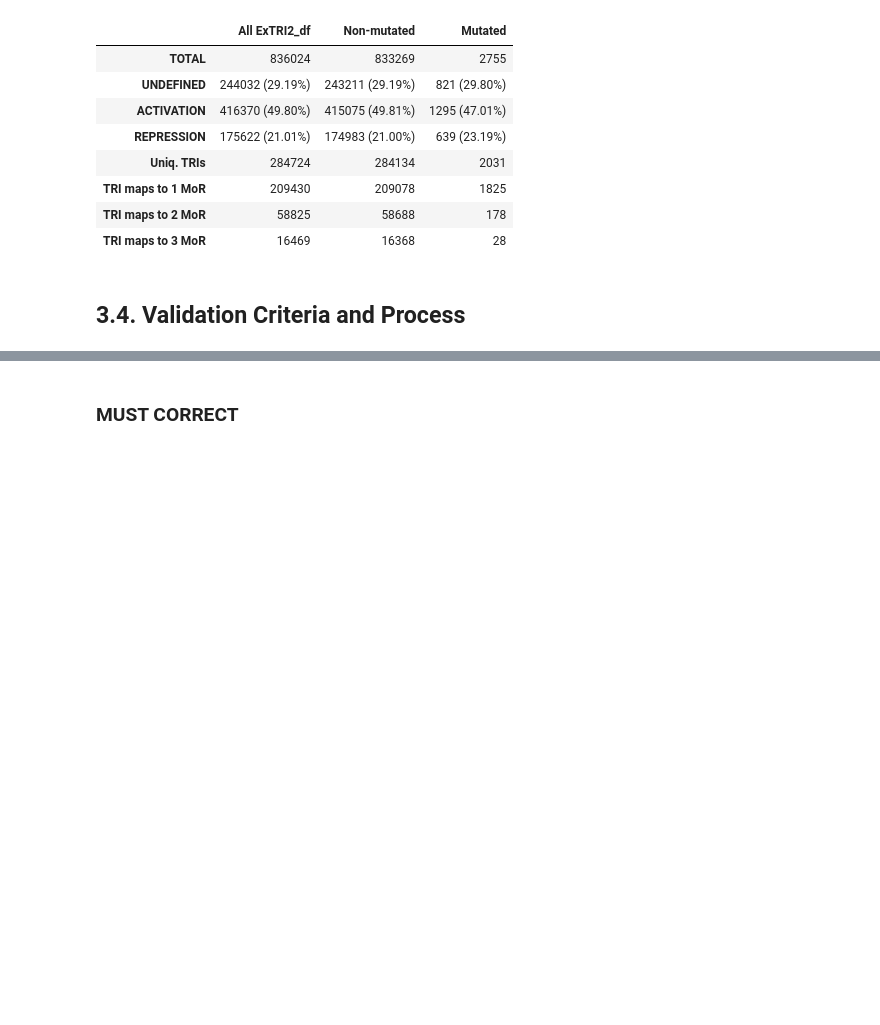
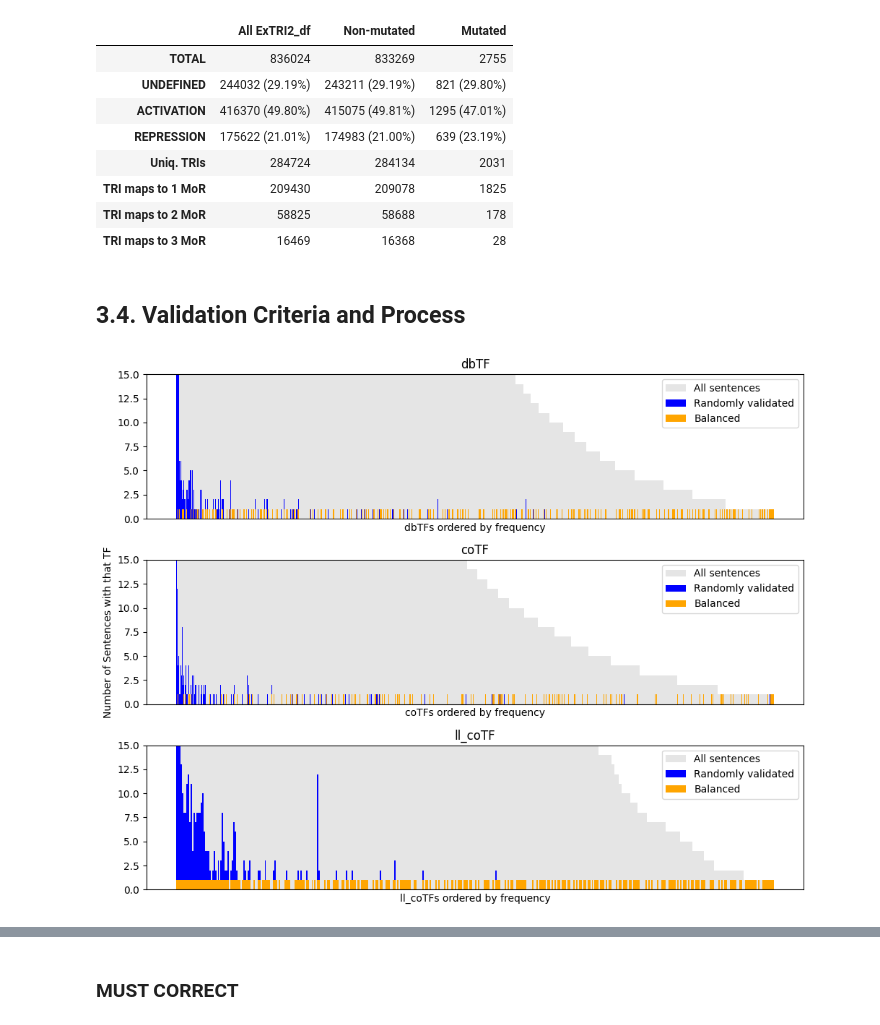
Before and after one commit to Rbbt-Workflows/ExTRI2, a Jupyter notebook: analysis/analysis.ipynb, the cells around one changed output, grey strips where cells are left out. Saved outputs shown, nothing was run; the diff lists cells and outputs as text; code cells hidden in the pictures; blank space fills up the shorter version.

```diff
--- a/analysis/analysis.ipynb
+++ b/analysis/analysis.ipynb
@@ -664,3 +640,43 @@ display(analysis_df)
 # NTNU - Something with that??
 # %% [markdown]
 ##  3.4. Validation Criteria and Process
+# %%
+# PLOT - Ensure correctly balanced validation dataset
+def plot_tf_validation_distribution(ax, tf_type: str, all_sents: pd.DataFrame, val_random: pd.DataFrame, val_balanced: pd.DataFrame, ylim=30):
+    for df, label, color, alpha in [
+        (all_sents, "All sentences", "grey", 0.2),
+        (val_random, "Randomly validated", "blue", 1),
+        (val_balanced, 'Balanced', "orange", 1)
+    ]:
+        counts = df['TF Id'].value_counts()
+        ax.bar(counts.index, counts, label=label, color=color, alpha=alpha, width=1)
+    ax.set_title(tf_type)
+    ax.set_xticks([])
+    #plt.xticks(rotation='vertical')
+    ax.set_xlabel(f"{tf_type}s ordered by frequency")
+    ax.set_ylim((0,ylim))
+    ax.legend()
+
+def plot_all_tf_validation_distributions(title, ExTRI2_df, validated_1mapping, figsize=(15, 10), ylim=30):
+
+    fig, axes = plt.subplots(3, 1, figsize=figsize)
+    for i, TF_type in enumerate(['dbTF', 'coTF', 'll_coTF']):
+        TRI_subset = ExTRI2_df[ExTRI2_df['TF_type'] == TF_type]
+        validated_subset = validated_1mapping[(validated_1mapping['TF_type_validated'] == TF_type)]
+
+        validated_subset_b = validated_subset[validated_subset['method'] == 'balanced']
+        validated_subset_r = validated_subset[validated_subset['method'] == 'random']
+
+        plot_tf_validation_distribution(axes[i], TF_type, TRI_subset, val_balanced = validated_subset_b, val_random = validated_subset_r, ylim=ylim)
+    axes[1].set_ylabel(f"Number of Sentences with that TF")
+
+
+
+    plt.suptitle(title)
+    plt.tight_layout()
+    plt.show()
+
+title = "Distribution of the TFs for the random and balanced datasets for the three TF types"
+plot_all_tf_validation_distributions('', ExTRI2_df, validated_df[(validated_df['pre-post'] == 'pre') & (validated_df['Label'] == 'TRUE')], figsize=(10, 8), ylim = 15)
+# %% [output]
+[figure, added]
```
Also changed, not shown: parts of 23 cells of this notebook, 6 other files.
